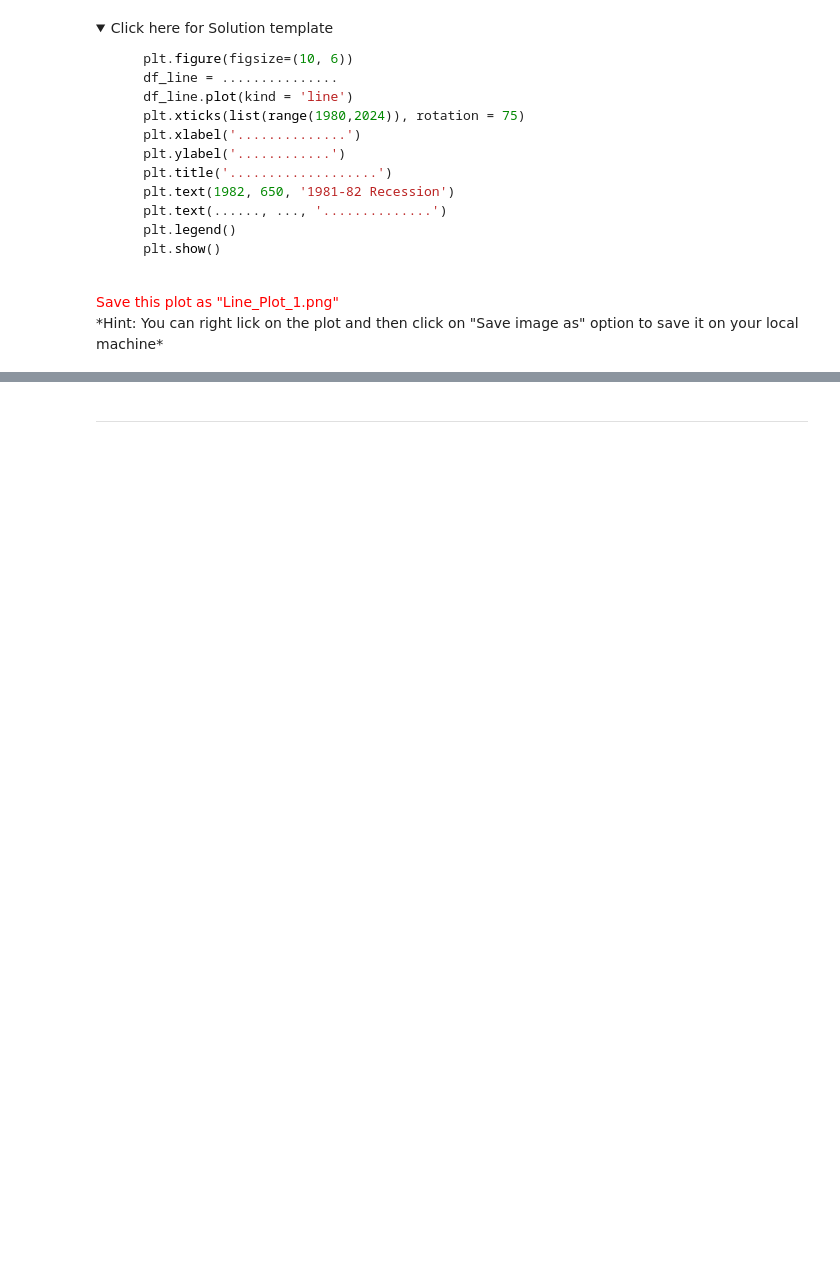
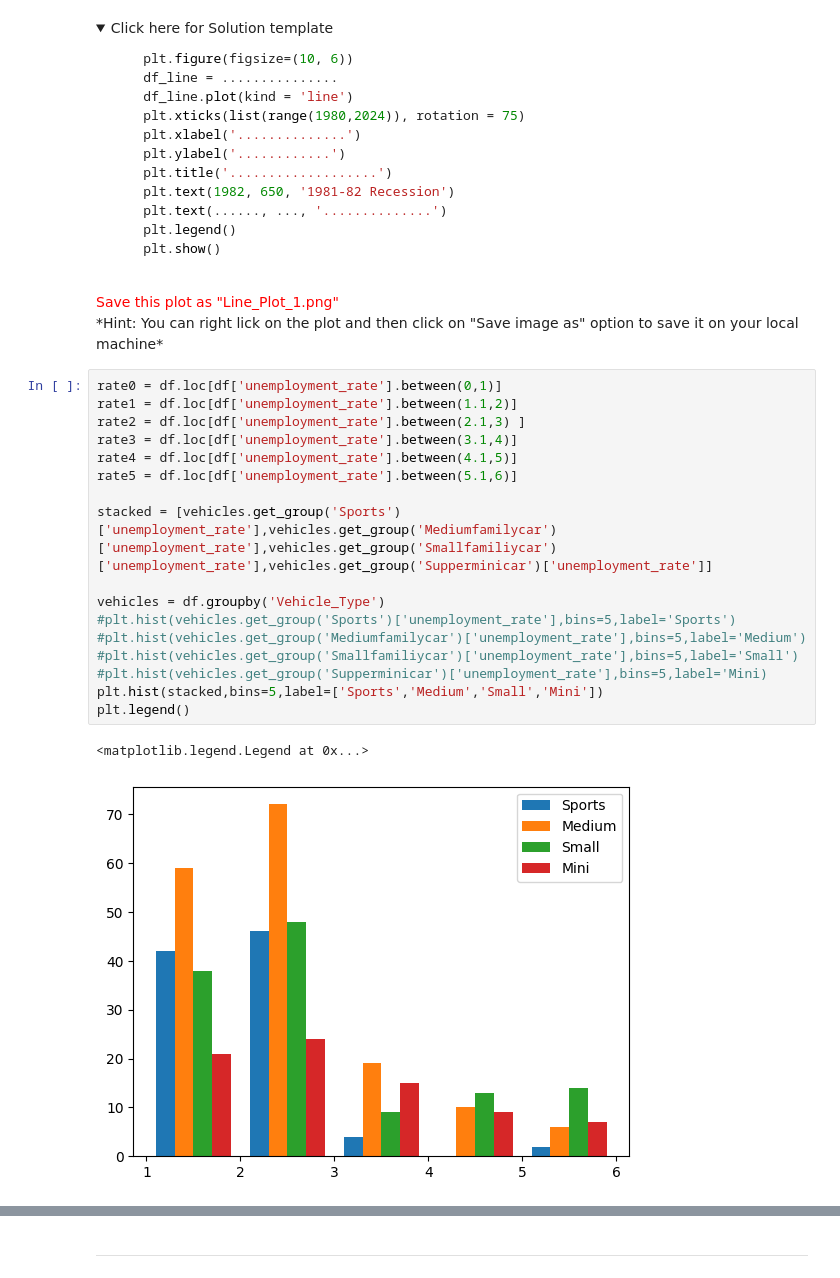
Before and after one commit to jia-von/junior-data-analyst, a Jupyter notebook: 20230727/DV0101EN-Exercise-Final-Assignment-Part-1-20230614-1686700800.jupyterlite.ipynb, the cells around one changed output, grey strips where cells are left out. Drawn from its saved outputs; the diff is of its cells as text; folded sections open; blank space fills up the shorter version.

```diff
--- a/20230727/DV0101EN-Exercise-Final-Assignment-Part-1-20230614-1686700800.jupyterlite.ipynb
+++ b/20230727/DV0101EN-Exercise-Final-Assignment-Part-1-20230614-1686700800.jupyterlite.ipynb
@@ -187,3 +220,23 @@ plt.show()
 <span style="color:red">
 Save this plot as "Line_Plot_1.png"</span><br>
 *Hint: You can right lick on the plot and then click on "Save image as" option to save it on your local machine*
+# %%
+rate0 = df.loc[df['unemployment_rate'].between(0,1)]
+rate1 = df.loc[df['unemployment_rate'].between(1.1,2)]
+rate2 = df.loc[df['unemployment_rate'].between(2.1,3) ]
+rate3 = df.loc[df['unemployment_rate'].between(3.1,4)]
+rate4 = df.loc[df['unemployment_rate'].between(4.1,5)]
+rate5 = df.loc[df['unemployment_rate'].between(5.1,6)]
+
+stacked = [vehicles.get_group('Sports')['unemployment_rate'],vehicles.get_group('Mediumfamilycar')['unemployment_rate'],vehicles.get_group('Smallfamiliycar')['unemployment_rate'],vehicles.get_group('Supperminicar')['unemployment_rate']]
+
+vehicles = df.groupby('Vehicle_Type')
+#plt.hist(vehicles.get_group('Sports')['unemployment_rate'],bins=5,label='Sports')
+#plt.hist(vehicles.get_group('Mediumfamilycar')['unemployment_rate'],bins=5,label='Medium')
+#plt.hist(vehicles.get_group('Smallfamiliycar')['unemployment_rate'],bins=5,label='Small')
+#plt.hist(vehicles.get_group('Supperminicar')['unemployment_rate'],bins=5,label='Mini)
+plt.hist(stacked,bins=5,label=['Sports','Medium','Small','Mini'])
+plt.legend()
+# %% [output]
+<matplotlib.legend.Legend at 0x...>
+[figure, added]
```
Also changed, not shown: parts of 15 cells of this notebook.
